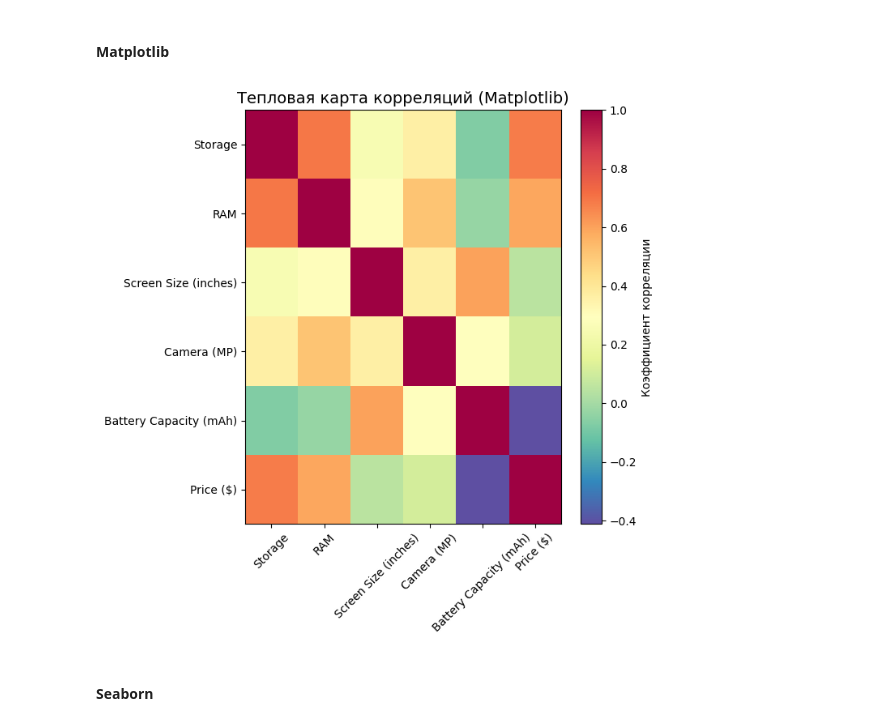
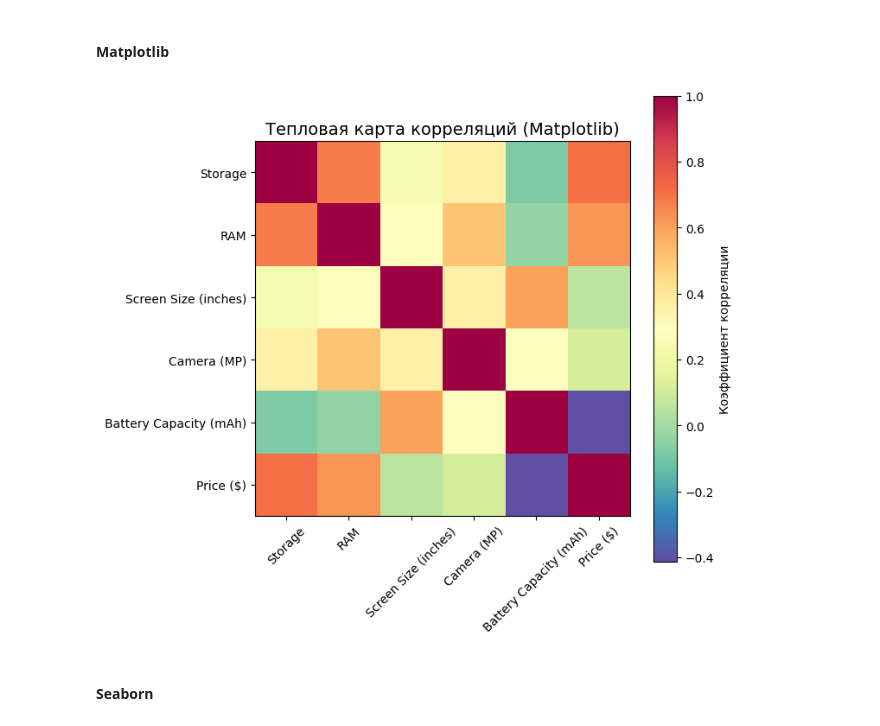
Before and after one commit to stakan-na-golove/work, a Jupyter notebook: Визуал/12-13_ГТ.ipynb, the cells around one changed output. Drawn from its saved outputs; the diff is of its cells as text; code cells hidden in the pictures.

```diff
--- a/Визуал/12-13_ГТ.ipynb
+++ b/Визуал/12-13_ГТ.ipynb
@@ -45,7 +40,7 @@ df['Screen Size (inches)'] = df['Screen Size (inches)'].apply(parse_screen_size)
 # Убедимся, что все столбцы числовые там, где нужно
 df['Price ($)'] = pd.to_numeric(df['Price ($)'], errors='coerce')
 df = df.dropna(subset=['Price ($)'])
-
+df = df[df['Price ($)'] > 1.3]
 df.head()
 # %% [output]
 |  | Brand | Model | Storage | RAM | Screen Size (inches) | Camera (MP) | Battery Capacity (mAh) | ... |
@@ -159,16 +162,15 @@ ValueError: Mime type rendering requires nbformat>=4.2.0 but it is not installed
 # %%
 corr = df[['Storage', 'RAM', 'Screen Size (inches)', 'Camera (MP)', 'Battery Capacity (mAh)', 'Price ($)']].corr()
 
 plt.figure(figsize=(7, 7))
-im = plt.imshow(corr, cmap='Spectral_r', interpolation='nearest', aspect='auto')
-plt.colorbar(im, label='Коэффициент корреляции')
+тк = plt.imshow(corr, cmap='Spectral_r')
+plt.colorbar(тк, label='Коэффициент корреляции')
 plt.title('Тепловая карта корреляций (Matplotlib)', fontsize=14)
 plt.xticks(ticks=range(len(corr.columns)), labels=corr.columns, rotation=45)
 plt.yticks(ticks=range(len(corr.columns)), labels=corr.columns)
-plt.tight_layout()
 plt.show()
 # %% [output]
-[figure, old version]
+[figure, new version]
 # %% [markdown]
 #### Seaborn
 # %%
```
Also changed, not shown: parts of 17 cells of this notebook, 16 other files.
